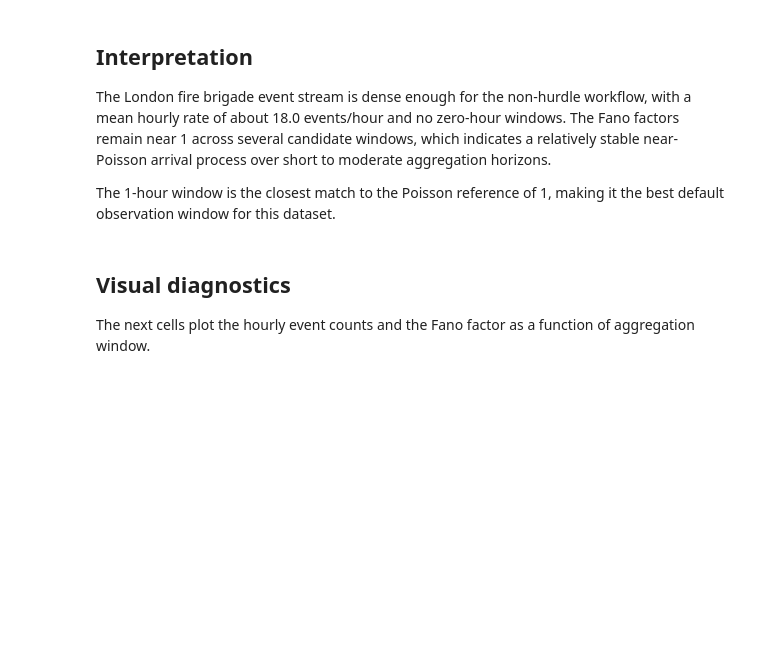
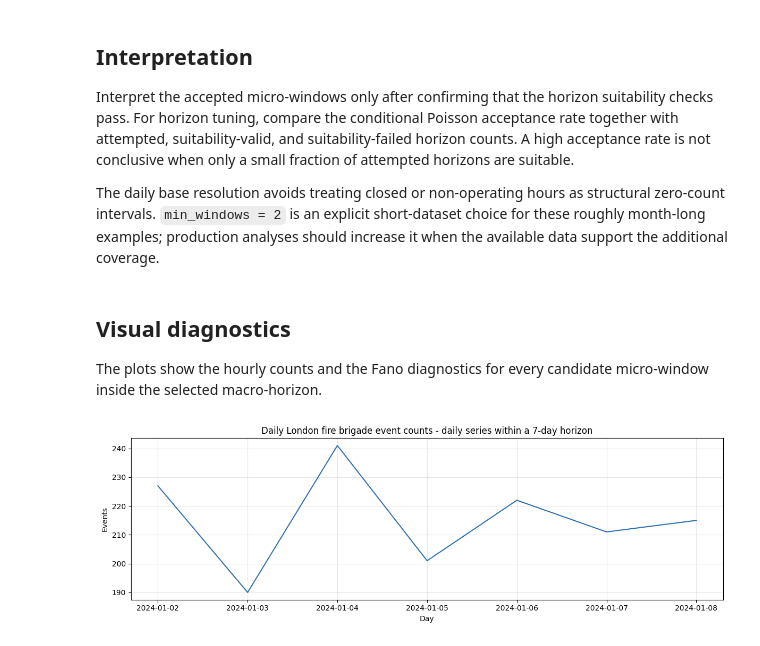
Before and after one commit to rajivsam/count_ts_window_selector, a Jupyter notebook: notebooks/london_fire_brigade_analysis.ipynb, the cells around one changed output. Drawn from its saved outputs; the diff is of its cells as text; code cells hidden in the pictures; blank space fills up the shorter version.

Commit message:
Adding modification for horizon selection.

```diff
--- a/notebooks/london_fire_brigade_analysis.ipynb
+++ b/notebooks/london_fire_brigade_analysis.ipynb
@@ -7,13 +5,9 @@ We parse the timestamps, aggregate them into hourly counts, and check whether th
 # %%
-from collections import defaultdict
-from datetime import datetime
 from pathlib import Path
-import csv
 import sys
 
 ROOT = Path.cwd().resolve()
-candidate_roots = [ROOT, *ROOT.parents]
-for candidate in candidate_roots:
+for candidate in [ROOT, *ROOT.parents]:
     if (candidate / "src" / "count_ts_window_selector").exists():
         ROOT = candidate
         break
@@ -21,22 +15,18 @@ for candidate in candidate_roots:
 if str(ROOT / "src") not in sys.path:
     sys.path.insert(0, str(ROOT / "src"))
 
+from count_ts_window_selector import extract_horizon
+
 DATA_FILE = ROOT / "data" / "london-fire-brigade_timestamp_events.csv"
+overview = extract_horizon(DATA_FILE, base_resolution="1d")
+series = overview["counts"]
+day_labels = overview["interval_starts"]
+
 print(f"Reading {DATA_FILE}")
-
-timestamps = []
-with DATA_FILE.open() as f:
-    reader = csv.DictReader(f)
-    for row in reader:
-        raw = row["timestamp"]
-        if "." in raw:
-            base, frac = raw.split(".", 1)
-            raw = base + "." + frac[:6]
-        timestamps.append(datetime.strptime(raw, "%Y-%m-%d %H:%M:%S.%f"))
-
-print(f"Rows: {len(timestamps)}")
-print(f"Minimum timestamp: {min(timestamps)}")
-print(f"Maximum timestamp: {max(timestamps)}")
-print(f"Time span (hours): {(max(timestamps) - min(timestamps)).total_seconds() / 3600:.2f}")
+print(f"Events: {overview['number_of_events']}")
+print(f"Available bounds: {overview['start_date']} to {overview['end_date']}")
+print(f"Daily bins: {len(series)}")
+print(f"Mean daily count: {sum(series) / len(series):.2f}")
+print(f"Zero-day proportion: {sum(value == 0 for value in series) / len(series):.3f}")
 # %% [output]
 Reading /home/rajiv/programming/count_ts_window_selector/data/london-fire-brigade_timestamp_events.csv
@@ -98,28 +105,27 @@ Selected Poisson-compatible windows:
 # %% [markdown]
 ## Interpretation
 
-The London fire brigade event stream is dense enough for the non-hurdle workflow, with a mean hourly rate of about 18.0 events/hour and no zero-hour windows. The Fano factors remain near 1 across several candidate windows, which indicates a relatively stable near-Poisson arrival process over short to moderate aggregation horizons.
+Interpret the accepted micro-windows only after confirming that the horizon suitability checks pass. For horizon tuning, compare the conditional Poisson acceptance rate together with attempted, suitability-valid, and suitability-failed horizon counts. A high acceptance rate is not conclusive when only a small fraction of attempted horizons are suitable.
 
-The 1-hour window is the closest match to the Poisson reference of 1, making it the best default observation window for this dataset.
+The daily base resolution avoids treating closed or non-operating hours as structural zero-count intervals. `min_windows = 2` is an explicit short-dataset choice for these roughly month-long examples; production analyses should increase it when the available data support the additional coverage.
 # %% [markdown]
 ## Visual diagnostics
 
-The next cells plot the hourly event counts and the Fano factor as a function of aggregation window.
+The plots show the hourly counts and the Fano diagnostics for every candidate micro-window inside the selected macro-horizon.
 # %%
 import matplotlib
-matplotlib.use("Agg")
 import matplotlib.pyplot as plt
 
-hour_labels = sorted(hourly_counts)
-hour_values = [hourly_counts[k] for k in hour_labels]
 fig, ax = plt.subplots(figsize=(12, 4))
-ax.plot(hour_labels, hour_values, color="#2f70af", linewidth=1.5)
-ax.set_title("Hourly London fire brigade event counts")
-ax.set_xlabel("Hour bucket")
+ax.plot(horizon_result["interval_starts"], horizon_result["counts"], color="#2f70af", linewidth=1.5)
+ax.set_title("Daily London fire brigade event counts - daily series within a 7-day horizon")
+ax.set_xlabel("Day")
 ax.set_ylabel("Events")
 ax.grid(alpha=0.3)
 plt.tight_layout()
 plt.show()
+# %% [output]
+[figure, added]
 # %%
 import numpy as np
 
```
Also changed, not shown: parts of 8 cells of this notebook, 9 other files.
